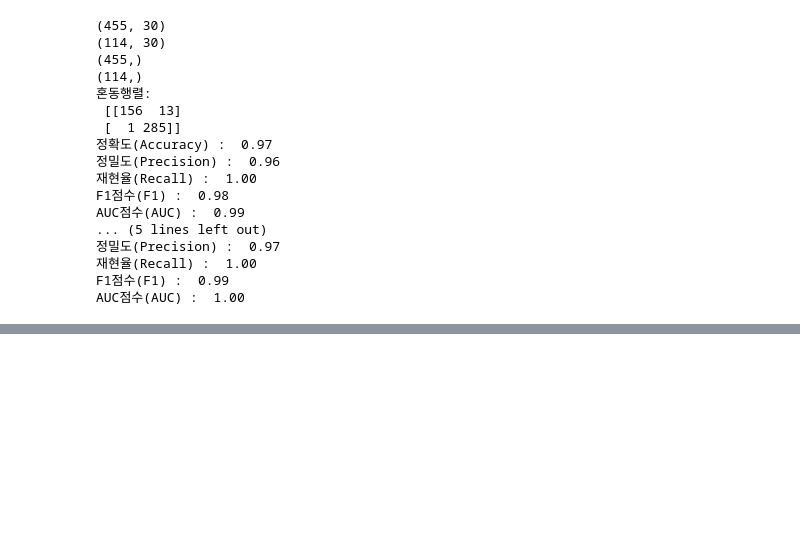
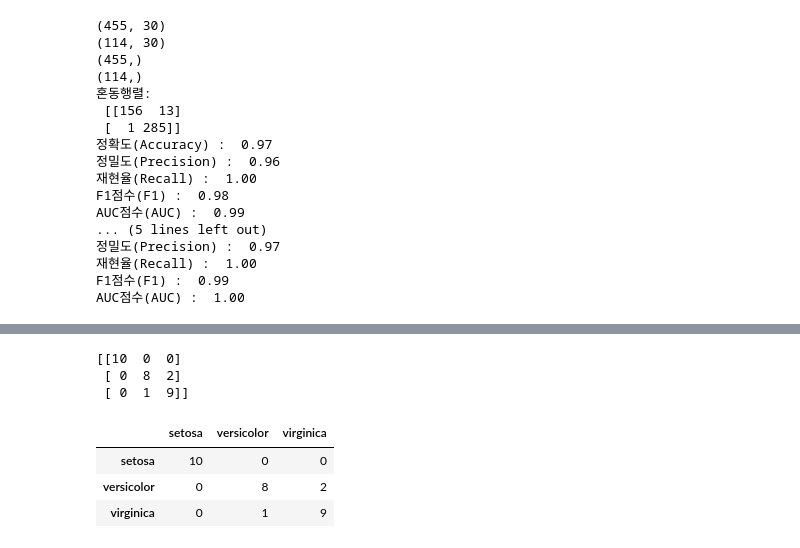
Before and after one commit to joomong0620/machine_learning, a Jupyter notebook: 02_ml_basics/03_01_classification_evaluation.ipynb, the cells around one changed output, grey strips where cells are left out. Cells and saved outputs as stored; diff of their text form; code cells hidden in the pictures; blank space fills up the shorter version.

```diff
--- a/02_ml_basics/03_01_classification_evaluation.ipynb
+++ b/02_ml_basics/03_01_classification_evaluation.ipynb
@@ -957,0 +1165,34 @@ AUC점수(AUC) :  1.00
+# %%
+# 데이터 분리
+X_train, X_test, y_train, y_test = train_test_split(iris.data, iris.target, random_state=42, test_size= 0.2, stratify = iris.target)
+
+# 데이터 스케일링
+scaler = MinMaxScaler() # 0 ~ 1 범위로 맞춤 -> 음수 x
+
+X_train_scaled = scaler.fit_transform(X_train)
+
+X_test_scaled = scaler.transform(X_test) # fit은 한 번만 함 위에서 이미 기준을 세움
+
+# 모델 학습
+lr_clf = LogisticRegression() # 이름에 Regression이 있지만 회귀가 아니라 분류 모델임
+lr_clf.fit(X_train_scaled, y_train)
+
+
+# 모델 예측
+y_pred = lr_clf.predict(X_test_scaled)
+
+# 혼동행렬
+conf_mat = confusion_matrix(y_test, y_pred)
+print(conf_mat)
+
+
+conf_mat_df = pd.DataFrame(data = conf_mat, index = iris.target_names, columns = iris.target_names)
+conf_mat_df
+# %% [output]
+[[10  0  0]
+ [ 0  8  2]
+ [ 0  1  9]]
+|  | setosa | versicolor | virginica |
+| setosa | 10 | 0 | 0 |
+| versicolor | 0 | 8 | 2 |
+| virginica | 0 | 1 | 9 |
```
Also changed, not shown: parts of 8 cells of this notebook, 3 other files.
